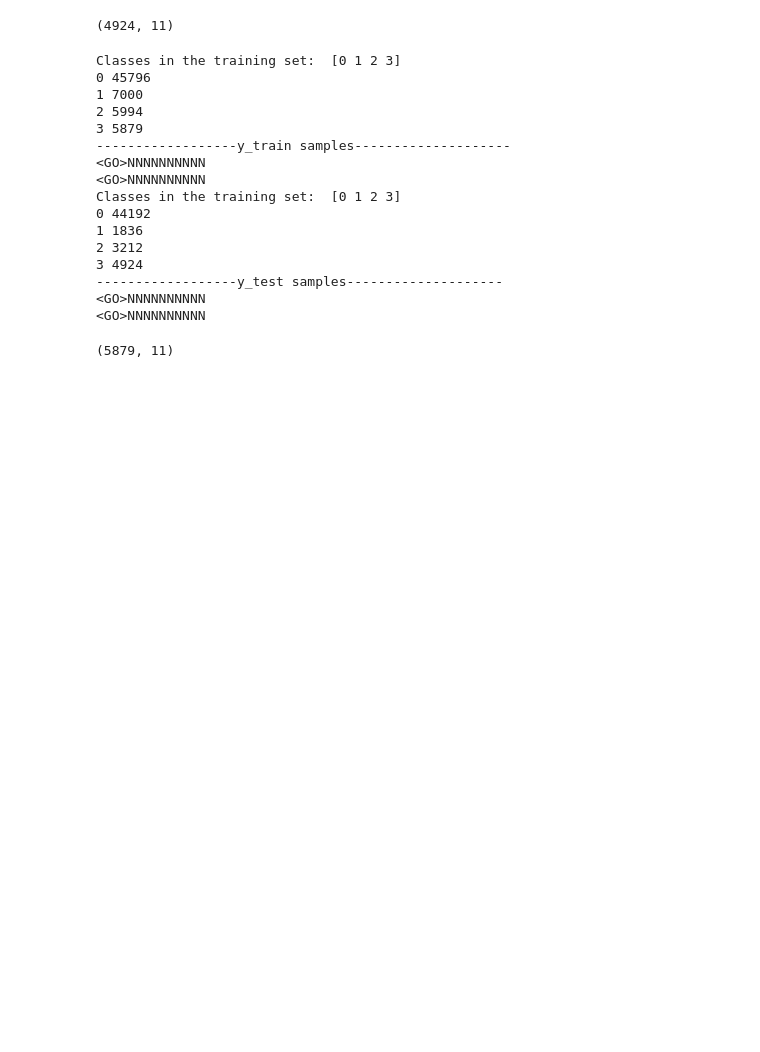
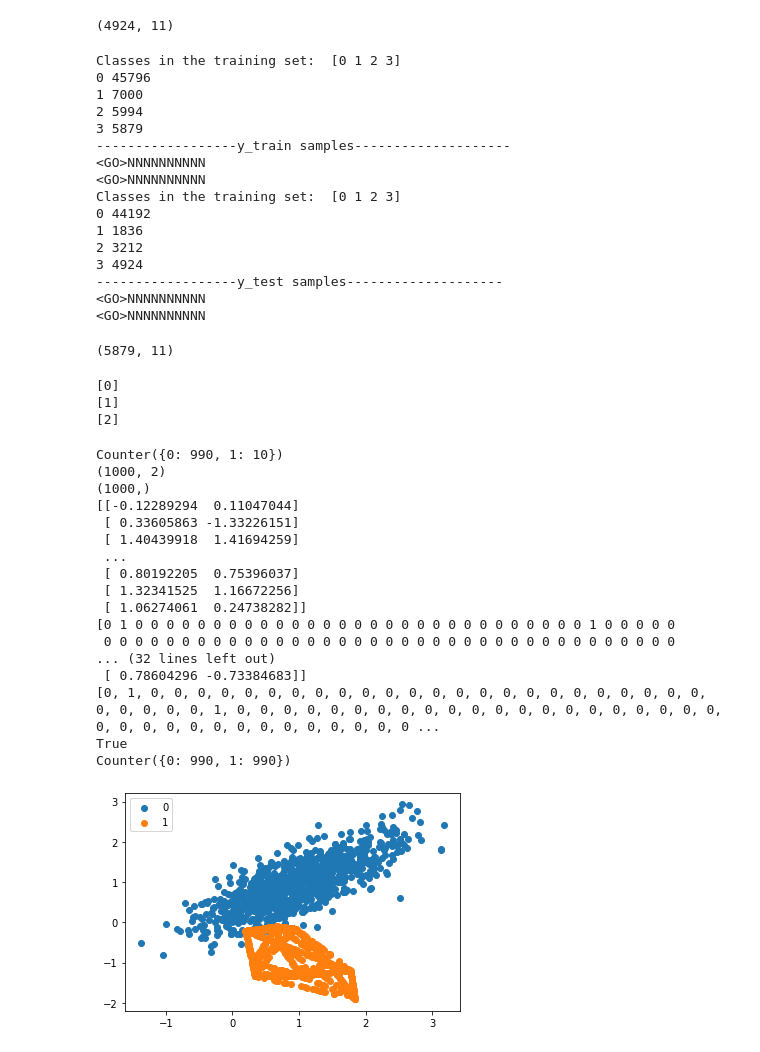
Before and after one commit to Apollo1840/ECG-Heartbeat-Classification-seq2seq-model, a Jupyter notebook: test_training.ipynb, the cells around one changed output. Drawn from its saved outputs; the diff is of its cells as text; code cells hidden in the pictures; blank space fills up the shorter version.

```diff
--- a/test_training.ipynb
+++ b/test_training.ipynb
@@ -156,3 +156,12 @@ Classes in the training set:  [0 1 2 3]
 y_train.shape
 # %% [output]
 (5879, 11)
+# %%
+classes = np.array(["a", "b", "c"])
+for cl in classes:
+        ind = np.where(classes == cl)[0]
+        print(ind)
+# %% [output]
+[0]
+[1]
+[2]
@@ -158,0 +177,55 @@ y_train.shape
+# %%
+
+# define dataset
+X, y = make_classification(n_samples=1000, n_features=2, n_redundant=0,
+                           n_clusters_per_class=1, weights=[0.99], flip_y=0, random_state=1)
+
+
+# summarize class distribution
+counter = Counter(y)
+print(counter)
+
+print(X.shape)
+print(y.shape)
+
+print(X)
+print(y)
+
+# transform the dataset
+oversample = SMOTE()
+X2, y2 = oversample.fit_resample(X, y)
+
+
+print(X2)
+print(y2.tolist())
+
+print(np.all(X == X2[:len(X)]))
+
+# summarize the new class distribution
+counter = Counter(y2)
+print(counter)
+# scatter plot of examples by class label
+for label, _ in counter.items():
+    row_ix = where(y2 == label)[0]
+    pyplot.scatter(X2[row_ix, 0], X2[row_ix, 1], label=str(label))
+pyplot.legend()
+pyplot.show()
+# %% [output]
+Counter({0: 990, 1: 10})
+(1000, 2)
+(1000,)
+[[-0.12289294  0.11047044]
+ [ 0.33605863 -1.33226151]
+ [ 1.40439918  1.41694259]
+ ...
+ [ 0.80192205  0.75396037]
+ [ 1.32341525  1.16672256]
+ [ 1.06274061  0.24738282]]
+[0 1 0 0 0 0 0 0 0 0 0 0 0 0 0 0 0 0 0 0 0 0 0 0 0 0 0 0 0 0 0 1 0 0 0 0 0
+ 0 0 0 0 0 0 0 0 0 0 0 0 0 0 0 0 0 0 0 0 0 0 0 0 0 0 0 0 0 0 0 0 0 0 0 0 0
+... (32 lines left out)
+ [ 0.78604296 -0.73384683]]
+[0, 1, 0, 0, 0, 0, 0, 0, 0, 0, 0, 0, 0, 0, 0, 0, 0, 0, 0, 0, 0, 0, 0, 0, 0, 0, 0, 0, 0, 0, 0, 1, 0, 0, 0, 0, 0, 0, 0, 0, 0, 0, 0, 0, 0, 0, 0, 0, 0, 0, 0, 0, 0, 0, 0, 0, 0, 0, 0, 0, 0, 0, 0, 0, 0, 0, 0 ...
+True
+Counter({0: 990, 1: 990})
+[figure, added]
```
Also changed, not shown: parts of 2 cells of this notebook, 15 other files.
